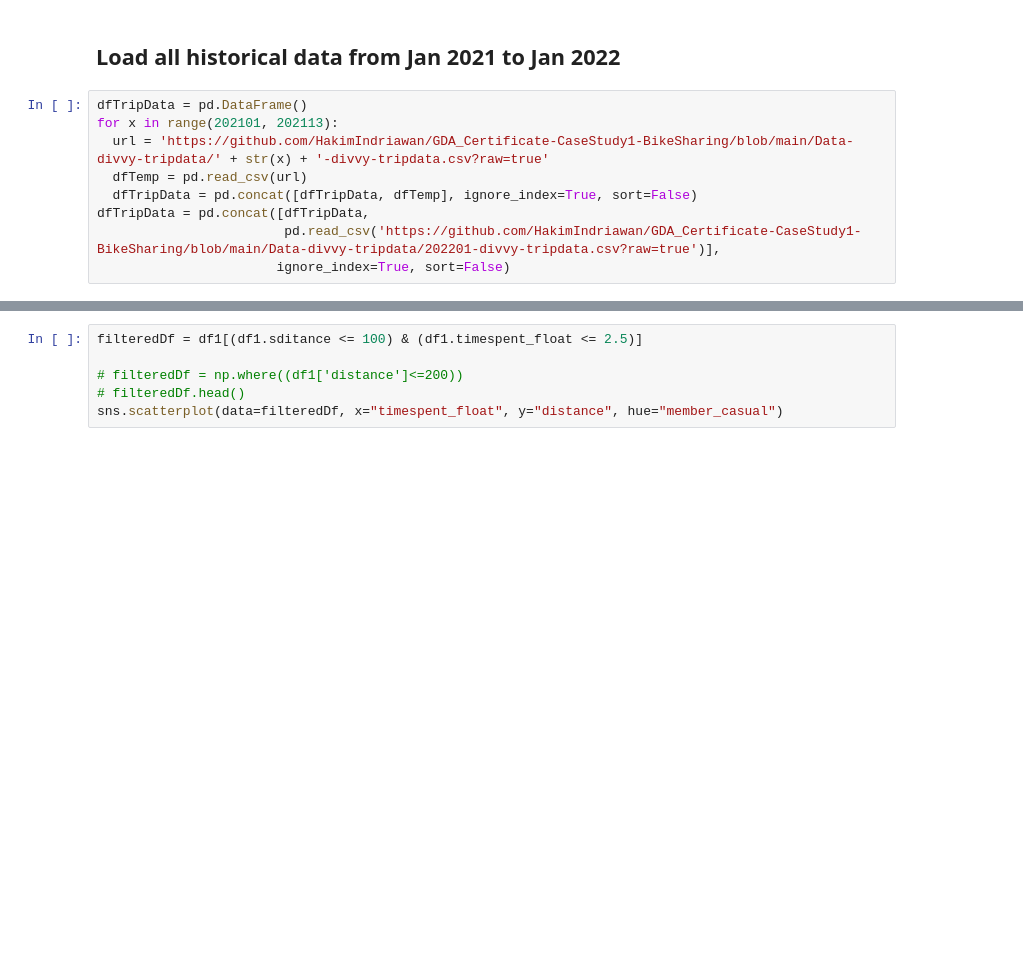
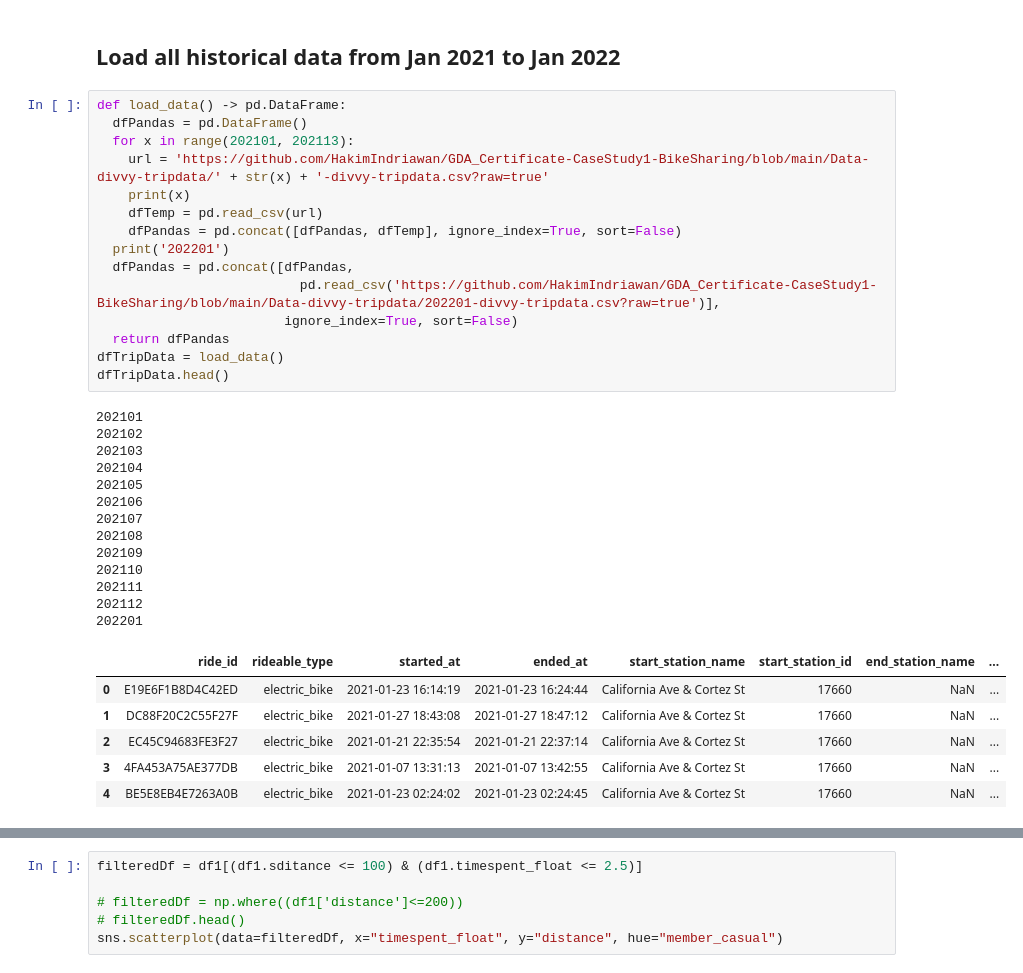
Before and after one commit to HakimIndriawan/GDA_Certificate-CaseStudy1-BikeSharing, a Jupyter notebook: BikeSharingCaseStudy.ipynb, the cells around one changed output, grey strips where cells are left out. Saved outputs shown, nothing was run; the diff lists cells and outputs as text; blank space fills up the shorter version.

```diff
--- a/BikeSharingCaseStudy.ipynb
+++ b/BikeSharingCaseStudy.ipynb
@@ -33,13 +31,39 @@ FileNotFoundError: ignored
 # %% [markdown]
 ## Load all historical data from Jan 2021 to Jan 2022
 # %%
-dfTripData = pd.DataFrame()
-for x in range(202101, 202113):
-  url = 'https://github.com/HakimIndriawan/GDA_Certificate-CaseStudy1-BikeSharing/blob/main/Data-divvy-tripdata/' + str(x) + '-divvy-tripdata.csv?raw=true'
-  dfTemp = pd.read_csv(url)
-  dfTripData = pd.concat([dfTripData, dfTemp], ignore_index=True, sort=False)
-dfTripData = pd.concat([dfTripData,
-                        pd.read_csv('https://github.com/HakimIndriawan/GDA_Certificate-CaseStudy1-BikeSharing/blob/main/Data-divvy-tripdata/202201-divvy-tripdata.csv?raw=true')],
-                       ignore_index=True, sort=False)
+def load_data() -> pd.DataFrame:
+  dfPandas = pd.DataFrame()
+  for x in range(202101, 202113):
+    url = 'https://github.com/HakimIndriawan/GDA_Certificate-CaseStudy1-BikeSharing/blob/main/Data-divvy-tripdata/' + str(x) + '-divvy-tripdata.csv?raw=true'
+    print(x)
+    dfTemp = pd.read_csv(url)
+    dfPandas = pd.concat([dfPandas, dfTemp], ignore_index=True, sort=False)
+  print('202201')
+  dfPandas = pd.concat([dfPandas,
+                          pd.read_csv('https://github.com/HakimIndriawan/GDA_Certificate-CaseStudy1-BikeSharing/blob/main/Data-divvy-tripdata/202201-divvy-tripdata.csv?raw=true')],
+                        ignore_index=True, sort=False)
+  return dfPandas
+dfTripData = load_data()
+dfTripData.head()
+# %% [output]
+202101
+202102
+202103
+202104
+202105
+202106
+202107
+202108
+202109
+202110
+202111
+202112
+202201
+|  | ride_id | rideable_type | started_at | ended_at | start_station_name | start_station_id | end_station_name | ... |
+| 0 | E19E6F1B8D4C42ED | electric_bike | 2021-01-23 16:14:19 | 2021-01-23 16:24:44 | California Ave & Cortez St | 17660 | NaN | ... |
+| 1 | DC88F20C2C55F27F | electric_bike | 2021-01-27 18:43:08 | 2021-01-27 18:47:12 | California Ave & Cortez St | 17660 | NaN | ... |
+| 2 | EC45C94683FE3F27 | electric_bike | 2021-01-21 22:35:54 | 2021-01-21 22:37:14 | California Ave & Cortez St | 17660 | NaN | ... |
+| 3 | 4FA453A75AE377DB | electric_bike | 2021-01-07 13:31:13 | 2021-01-07 13:42:55 | California Ave & Cortez St | 17660 | NaN | ... |
+| 4 | BE5E8EB4E7263A0B | electric_bike | 2021-01-23 02:24:02 | 2021-01-23 02:24:45 | California Ave & Cortez St | 17660 | NaN | ... |
 # %%
 # Calculate time spent on each ride
```
Also changed, not shown: parts of 6 cells of this notebook.
